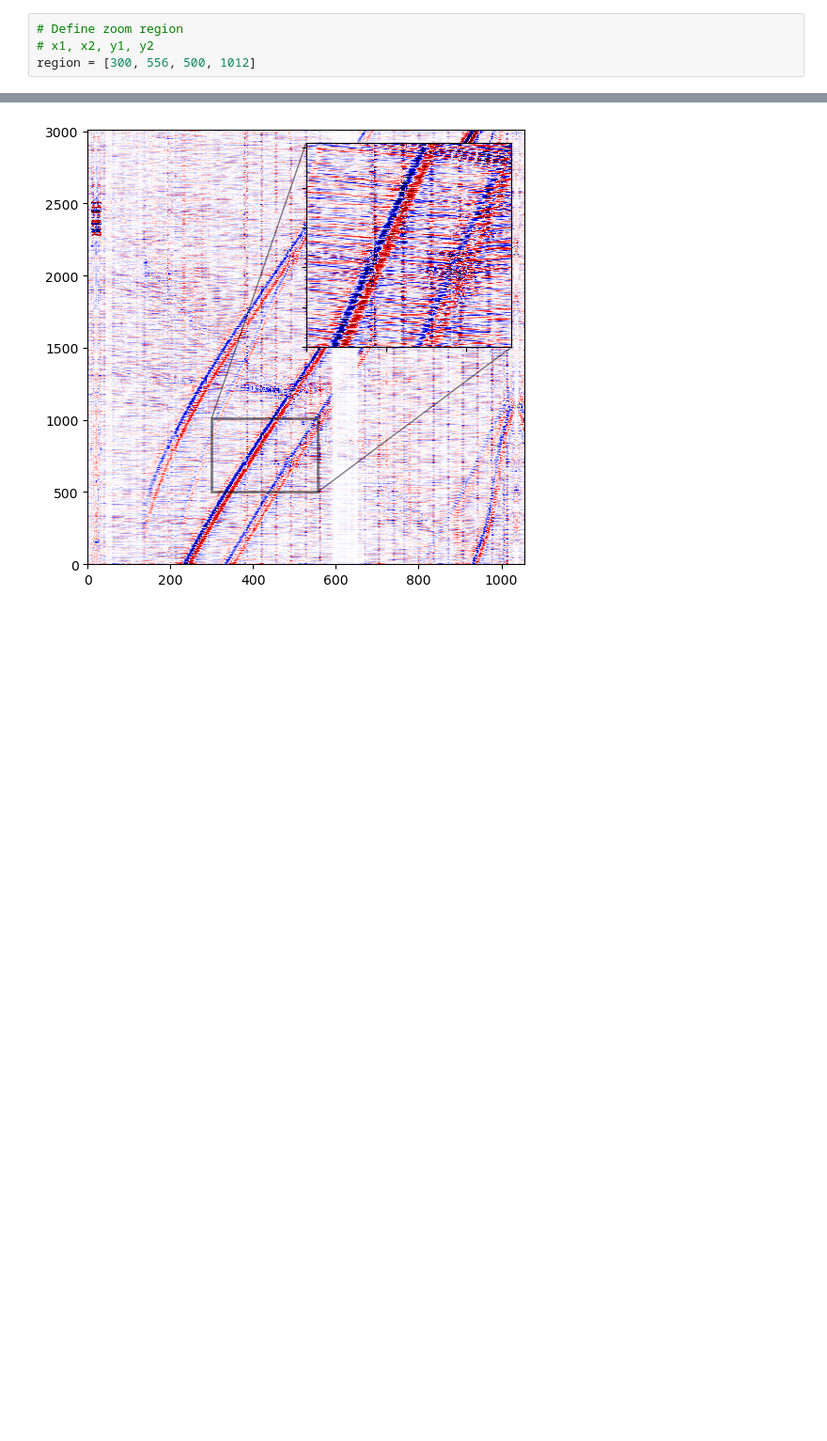
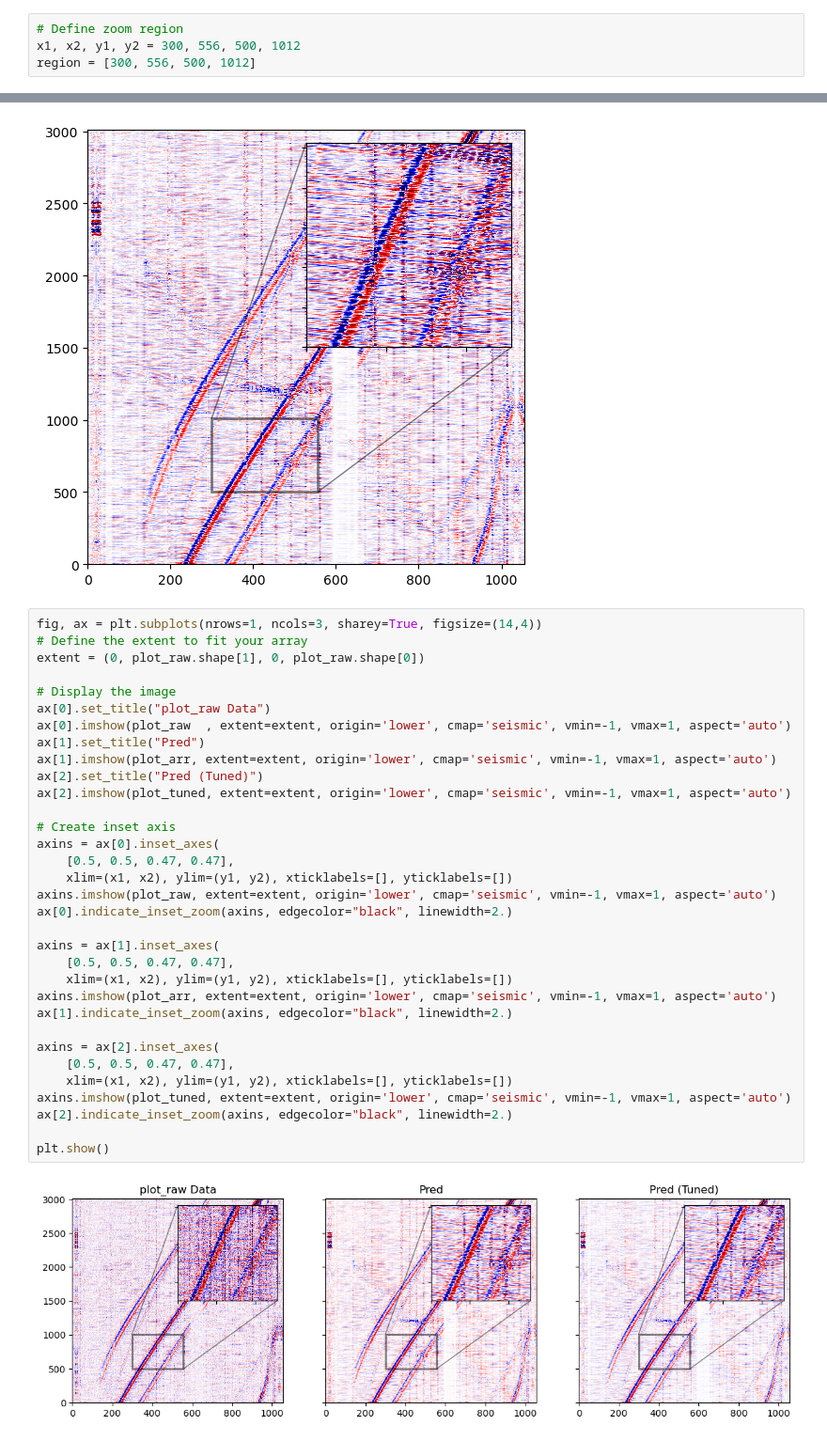
Before and after one commit to AugChiang/DAS-N2N_DEMO, a Jupyter notebook: demo.ipynb, the cells around one changed output, grey strips where cells are left out. Shown at 94% size. Saved outputs shown, nothing was run; the diff lists cells and outputs as text; blank space fills up the shorter version.

```diff
--- a/demo.ipynb
+++ b/demo.ipynb
@@ -94,7 +94,7 @@ fig.colorbar(im, ax=ax.ravel().tolist())
 [figure]
 # %%
 # Define zoom region
-# x1, x2, y1, y2
+x1, x2, y1, y2 = 300, 556, 500, 1012
 region = [300, 556, 500, 1012]
 # %%
 def plot_zoomed_fig(arr,x1,x2,y1,y2):
@@ -144,3 +144,38 @@ plot_tuned = arr_recover(tuned_pred)[::10,:] # downsample for plotting (3008)
 plot_zoomed_fig(plot_tuned, *region)
 # %% [output]
 [figure]
+# %%
+fig, ax = plt.subplots(nrows=1, ncols=3, sharey=True, figsize=(14,4))
+# Define the extent to fit your array
+extent = (0, plot_raw.shape[1], 0, plot_raw.shape[0])
+
+# Display the image
+ax[0].set_title("plot_raw Data")
+ax[0].imshow(plot_raw  , extent=extent, origin='lower', cmap='seismic', vmin=-1, vmax=1, aspect='auto')
+ax[1].set_title("Pred")
+ax[1].imshow(plot_arr, extent=extent, origin='lower', cmap='seismic', vmin=-1, vmax=1, aspect='auto')
+ax[2].set_title("Pred (Tuned)")
+ax[2].imshow(plot_tuned, extent=extent, origin='lower', cmap='seismic', vmin=-1, vmax=1, aspect='auto')
+
+# Create inset axis
+axins = ax[0].inset_axes(
+    [0.5, 0.5, 0.47, 0.47],
+    xlim=(x1, x2), ylim=(y1, y2), xticklabels=[], yticklabels=[])
+axins.imshow(plot_raw, extent=extent, origin='lower', cmap='seismic', vmin=-1, vmax=1, aspect='auto')
+ax[0].indicate_inset_zoom(axins, edgecolor="black", linewidth=2.)
+
+axins = ax[1].inset_axes(
+    [0.5, 0.5, 0.47, 0.47],
+    xlim=(x1, x2), ylim=(y1, y2), xticklabels=[], yticklabels=[])
+axins.imshow(plot_arr, extent=extent, origin='lower', cmap='seismic', vmin=-1, vmax=1, aspect='auto')
+ax[1].indicate_inset_zoom(axins, edgecolor="black", linewidth=2.)
+
+axins = ax[2].inset_axes(
+    [0.5, 0.5, 0.47, 0.47],
+    xlim=(x1, x2), ylim=(y1, y2), xticklabels=[], yticklabels=[])
+axins.imshow(plot_tuned, extent=extent, origin='lower', cmap='seismic', vmin=-1, vmax=1, aspect='auto')
+ax[2].indicate_inset_zoom(axins, edgecolor="black", linewidth=2.)
+
+plt.show()
+# %% [output]
+[figure, added]
```
Also changed, not shown: 3 other files.
